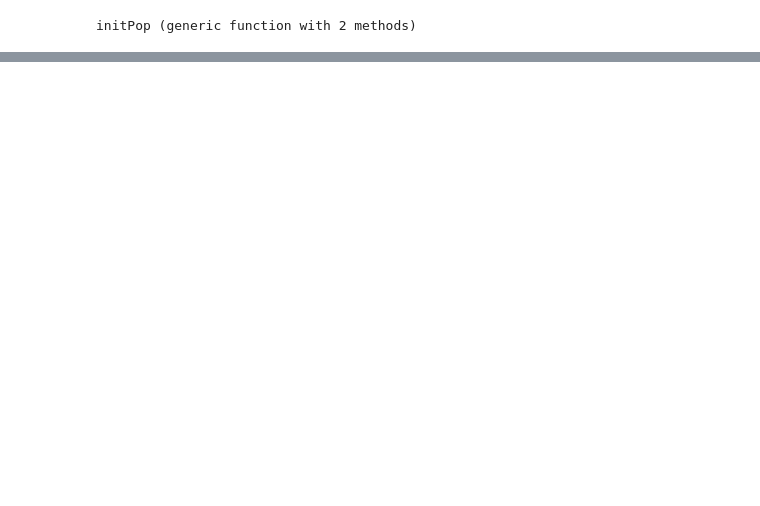
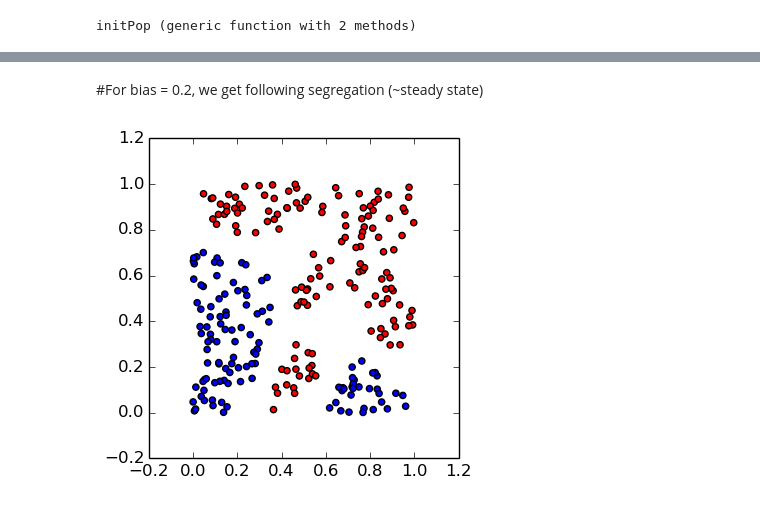
Before and after one commit to gradjitta/Econ, a Jupyter notebook: Schelling's segregation model.ipynb, the cells around one changed output, grey strips where cells are left out. Saved outputs shown, nothing was run; the diff lists cells and outputs as text; code cells hidden in the pictures; blank space fills up the shorter version.

```diff
--- a/Schelling's segregation model.ipynb
+++ b/Schelling's segregation model.ipynb
@@ -94,0 +98,10 @@ PyObject <matplotlib.collections.PathCollection object at 0x...>
+# %% [markdown]
+#For bias = 0.2, we get following segregation (~steady state)
+# %%
+pop2 = initPop()
+for i  = 1:10
+    anneal!(pop2,0.2)
+end
+plotPop(pop2);
+# %% [output]
+[figure, added]
```
Also changed, not shown: parts of 16 cells of this notebook.
